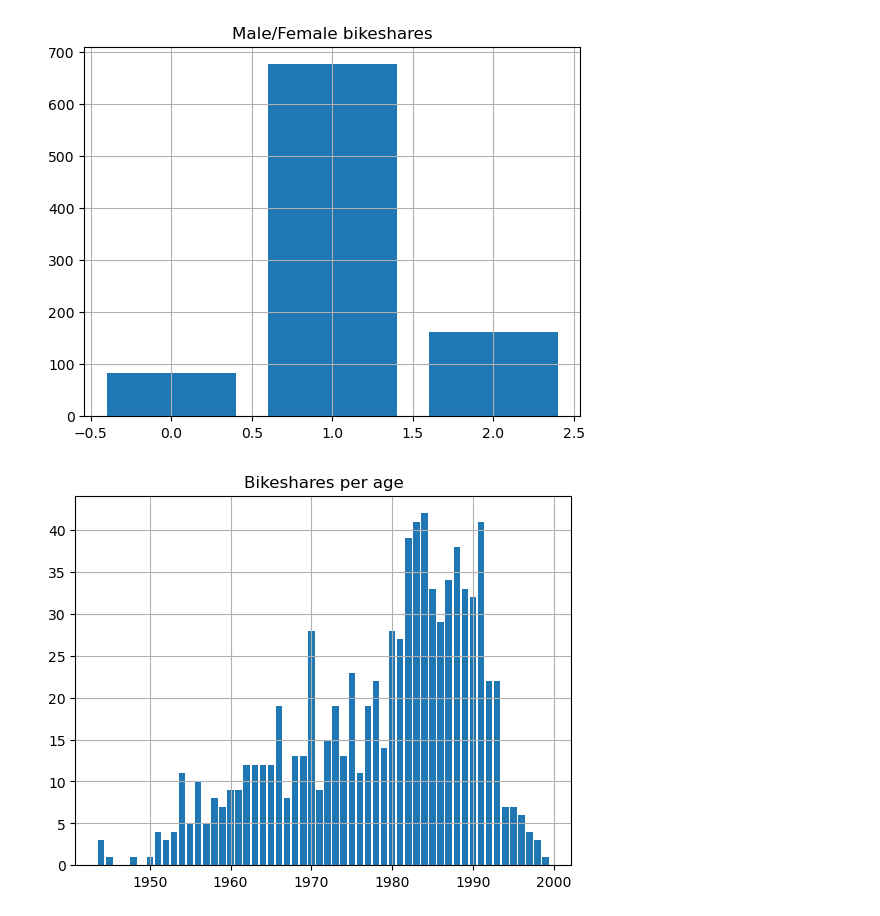
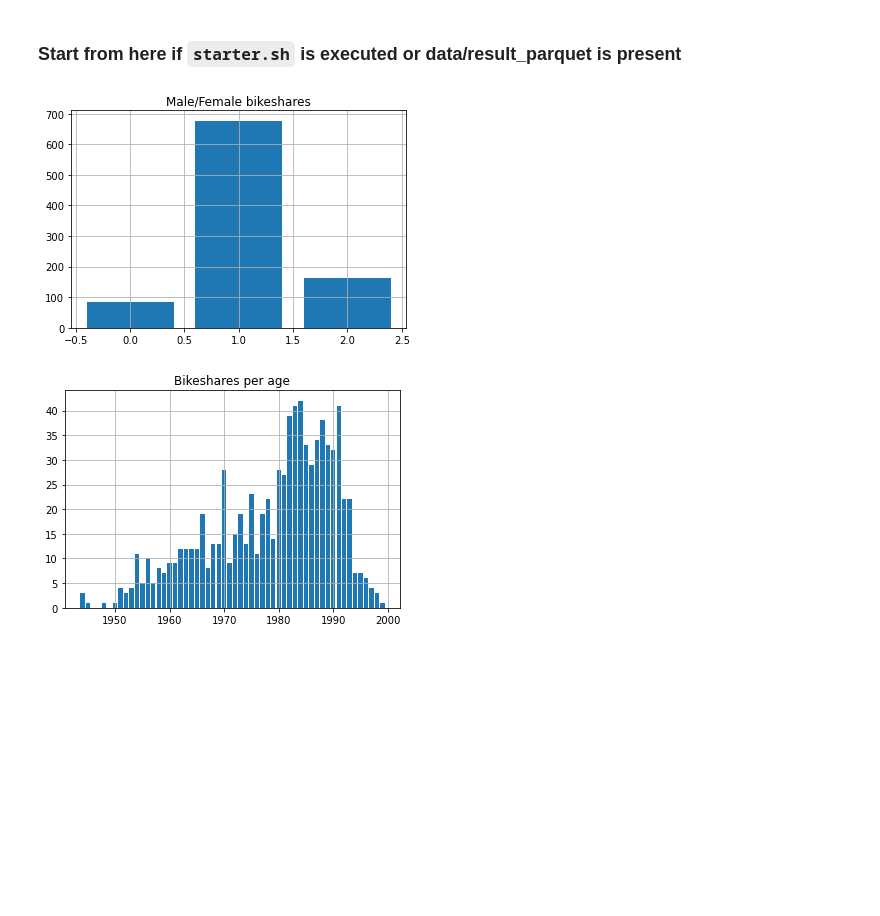
Before and after one commit to raddysr/ny_bikeshare_analytics, a Jupyter notebook: proto.ipynb, the cells around one changed output. Cells and saved outputs as stored; diff of their text form; code cells hidden in the pictures; blank space fills up the shorter version.

```diff
--- a/proto.ipynb
+++ b/proto.ipynb
@@ -7,2 +5,4 @@ spark = SparkSession.builder.master("local[1]") \
+# %%
+spark = spark_session()
 # %%
 bikesharesDf = spark.read.csv('./data/sample.csv', header=True)
@@ -78,33 +52,34 @@ analyticsDf = analyticsDf.filter(col('tripduration') < 5000 )
+# %% [markdown]
+### Start from here if `starter.sh` is executed or data/result_parquet is present
+# %%
+analyticsDf = spark.read.parquet('./data/result_parquet')
 # %%
 import matplotlib.pyplot as plt
 import pyspark.sql.functions as f
 from collections import Counter
 
 '''
  0 --> unknown
  1 --> male
  2 --> female
 '''
 
 def prepare_for_bar(column, title):
     xpoint = analyticsDf.select(f.collect_list(column)).first()[0]
     x = Counter(xpoint).keys()
     y = Counter(xpoint).values()
 
 
     plt.title(title)
     plt.grid()
     plt.bar(x, y)
     plt.show()
-    lt.setp(ax.get_xticklabels(), rotation=30, horizontalalignment='right', fontsize='x-small')
 
 prepare_for_bar('gender', 'Male/Female bikeshares')
 
 prepare_for_bar('birthyear', 'Bikeshares per age')
 
 prepare_for_bar('user_type', 'Type of user')
-
-prepare_for_bar('date', 'Usage per day')
 # %% [output]
-[figure, old version]
+[figure, new version]
-[figure, old version]
+[figure, new version]
```
Also changed, not shown: parts of 16 cells of this notebook, 17 other files.
